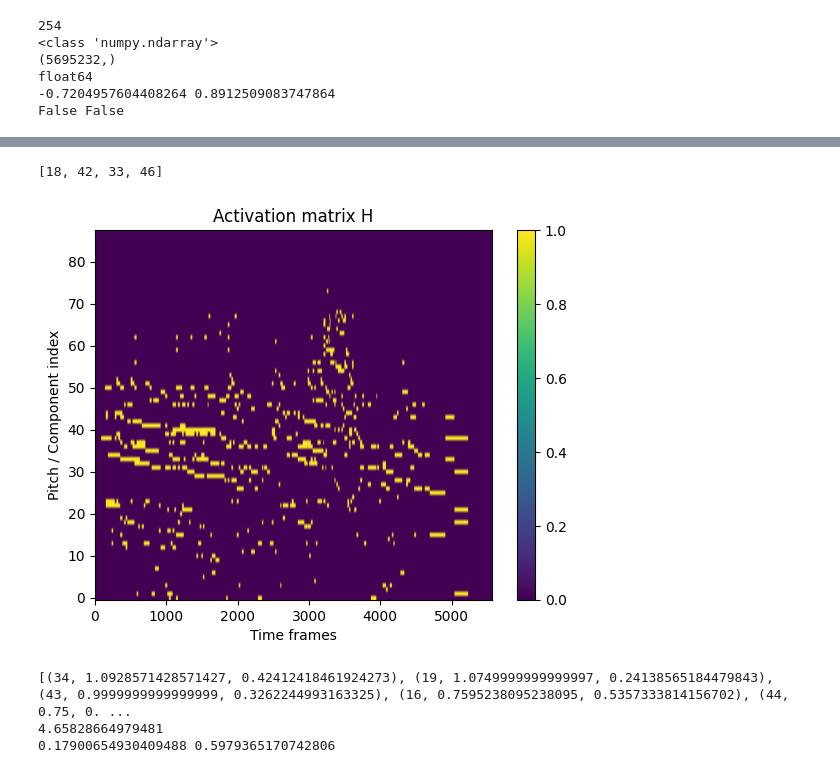
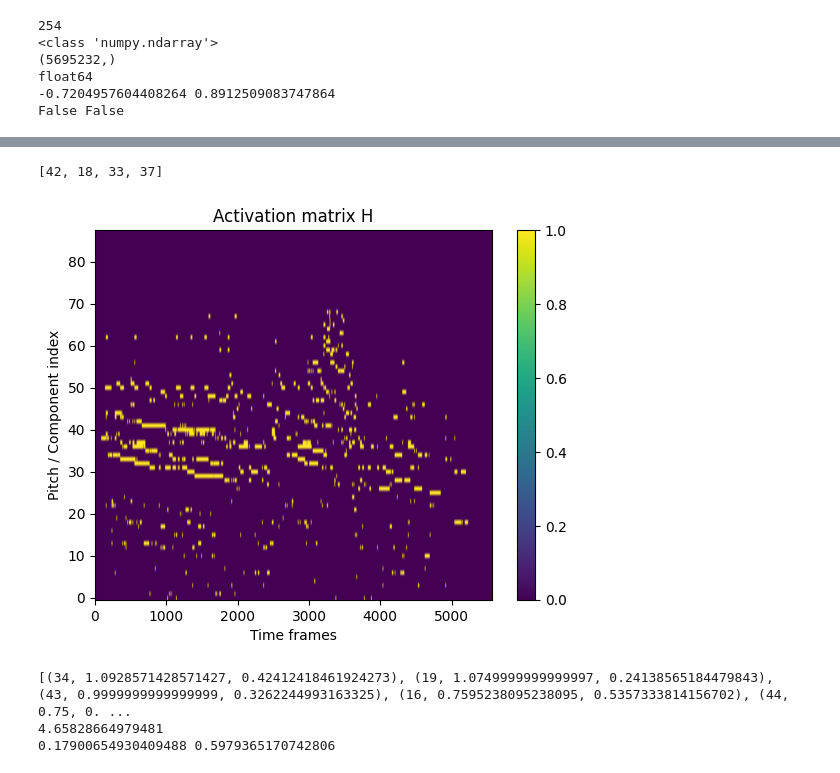
Before and after one commit to bierml/NMFforAMT, a Jupyter notebook: Experimental/Music_Transcribing[NMF].ipynb, the cells around one changed output, grey strips where cells are left out. Drawn from its saved outputs; the diff is of its cells as text; code cells hidden in the pictures.

```diff
--- a/Experimental/Music_Transcribing[NMF].ipynb
+++ b/Experimental/Music_Transcribing[NMF].ipynb
@@ -492,42 +492,42 @@ def transcribe_H(Y,os):
       tr[n,os[idx]:os[idx]+10] = 1
     for i in range(os[idx]+10,os[idx+1]):
       for n in nts:
-        if(np.max(tr[n,i-4:i+4])>0.5):
+        if(np.max(Y[n,i-4:i+4])>0.5):
           tr[n,i] = 1
   return tr
 
 def pitch_energy(fp,p):
   en = 0
   en_t = np.sum(np.square(fp))
   h = pitch_harmonics(p)
   h = [m for m in h if m <= 87]
   #print(h)
   for l in h:
     en += fp[l]**2
   #print(en)
   return float(en/en_t)
   #return en[0,0]
 #print(transcribe_frame(H_m[:,1]))
 print(transcribe_onset(Y[:,479:489]))
 #print(transcribe_frame(Y[:,152]))
 #print(Y[38,203],Y[39,203])
 
 trscrptn = transcribe_H(Y,onsets)
 import matplotlib.pyplot as plt
 plt.figure()
 #plt.imshow(H_v, aspect='auto', origin='lower')
 #plt.imshow(Y[:,140:160], aspect='auto', origin='lower')
 #plt.imshow(Y[:,479:489], aspect='auto', origin='lower')
 plt.imshow(trscrptn, aspect='auto', origin='lower')
 #plt.imshow(Y, aspect='auto', origin='lower')
 plt.colorbar()
 plt.title("Activation matrix H")
 plt.xlabel("Time frames")
 plt.ylabel("Pitch / Component index")
 plt.show()
 # %% [output]
-[18, 42, 33, 46]
+[42, 18, 33, 37]
-[figure, old version]
+[figure, new version]
 # %%
 def pitch_energy(fp,p):
   en = 0
```
Also changed, not shown: parts of 4 cells of this notebook, 1 other file.
